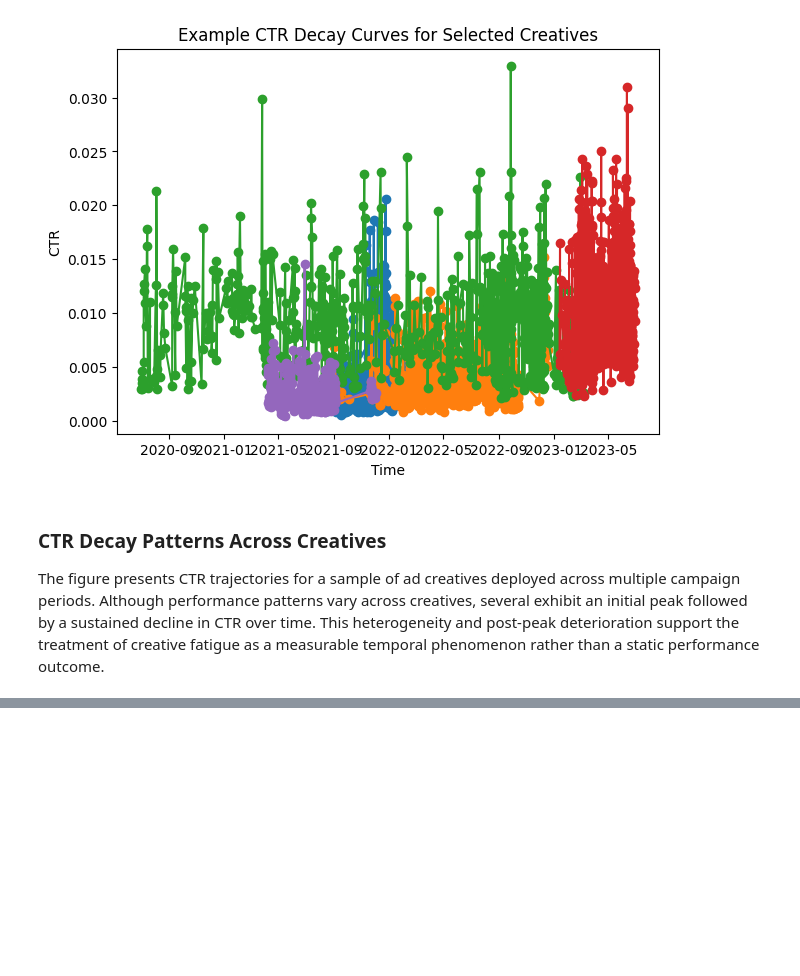
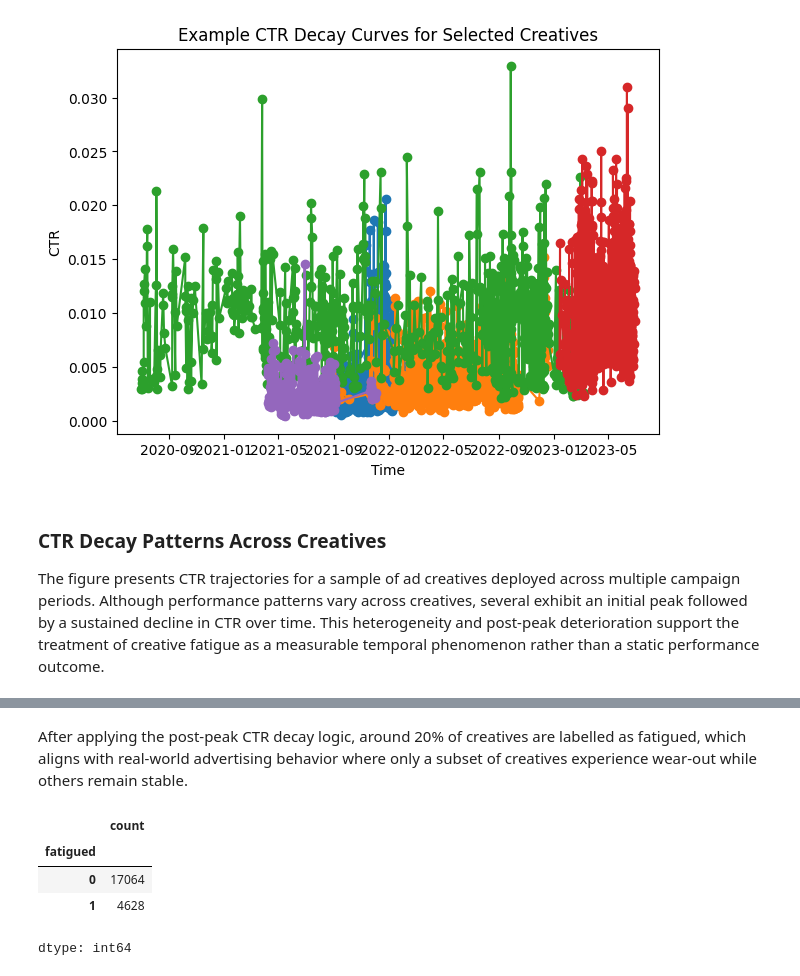
Before and after one commit to sandesh-sm/Creative-Fatigue-in-Paid-Social-Advertising, a Jupyter notebook: Creative_Fatigue_Thesis.ipynb, the cells around one changed output, grey strips where cells are left out. Cells and saved outputs as stored; diff of their text form; code cells hidden in the pictures; blank space fills up the shorter version.

```diff
--- a/Creative_Fatigue_Thesis.ipynb
+++ b/Creative_Fatigue_Thesis.ipynb
@@ -92,0 +205,29 @@ The figure presents CTR trajectories for a sample of ad creatives deployed acros
+# %% [markdown]
+After applying the post-peak CTR decay logic, around 20% of creatives are labelled as fatigued, which aligns with real-world advertising behavior where only a subset of creatives experience wear-out while others remain stable.
+# %%
+for creative, group in df.groupby("Caption_masked"):
+
+    ctr_peak = group["CTR"].max()
+    peak_idx = group["CTR"].idxmax()
+    threshold = 0.65 * ctr_peak
+
+    post_peak = group.loc[group.index > peak_idx]
+
+    for i in range(len(post_peak) - 1):
+        t = post_peak.iloc[i]
+        t1 = post_peak.iloc[i + 1]
+
+        if (
+            t["CTR"] <= threshold and
+            t1["CTR"] <= threshold and
+            t1["Impressions"] >= t["Impressions"]
+        ):
+            df.loc[t1.name, "fatigued"] = 1
+
+df["fatigued"].value_counts()
+# %% [output]
+|  | count |
+| fatigued |  |
+| 0 | 17064 |
+| 1 | 4628 |
+dtype: int64
```
Also changed, not shown: parts of 16 cells of this notebook.
